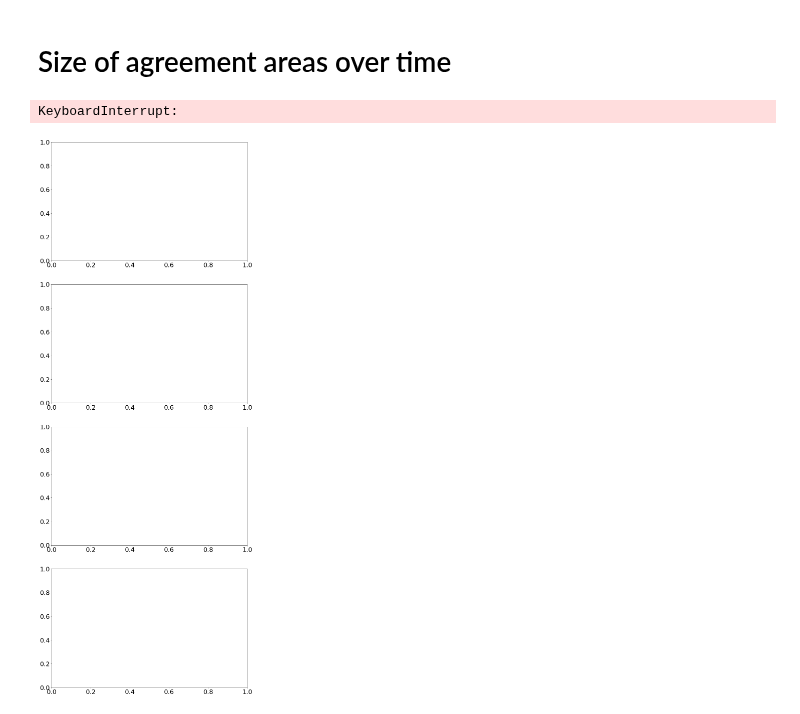
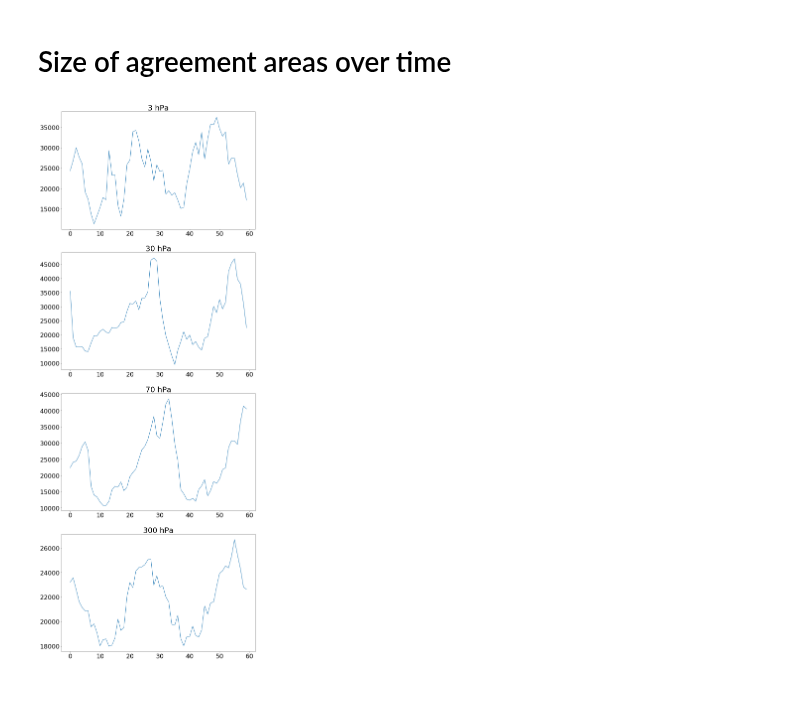
Before and after one commit to Climate-Data-Science/Climate-Similarity-Metrics, a Jupyter notebook: 15_applications.ipynb, the cells around one changed output. Cells and saved outputs as stored; diff of their text form; code cells hidden in the pictures.

```diff
--- a/15_applications.ipynb
+++ b/15_applications.ipynb
@@ -91,18 +91,17 @@ level = ["3 hPa", "30 hPa", "70 hPa", "300 hPa"]
 # %%
 fig, ax = plt.pyplot.subplots(4, 1, figsize=(14, 4 * 10))
 for i, dataset in enumerate([u_l3, u_l30, u_l70, u_l300]):
     nums_agreement_points = []
     for delay in range(0, 60, 1):
         if delay > 0:
             qbo_equator_shortened = qbo_equator[:-delay]
         else:
             qbo_equator_shortened = qbo_equator
         dataset_delayed = dataset[delay:, :, :, :]
         agreement = calc.calculate_filtered_agreement_areas(dataset_delayed, qbo_equator_shortened, measures, strength_threshold, agreement_threshold, strength_func=strength_func, agreement_func=agreement_func, scaling_func=scaling)
         num = np.sum(agreement)
         nums_agreement_points.append(num)
     ax[i].plot(nums_agreement_points)
-    ax[i].set_ylabel(level[i])
+    ax[i].set_title(level[i])
 # %% [output]
-KeyboardInterrupt:
-[figure, old version]
+[figure, new version]
```
